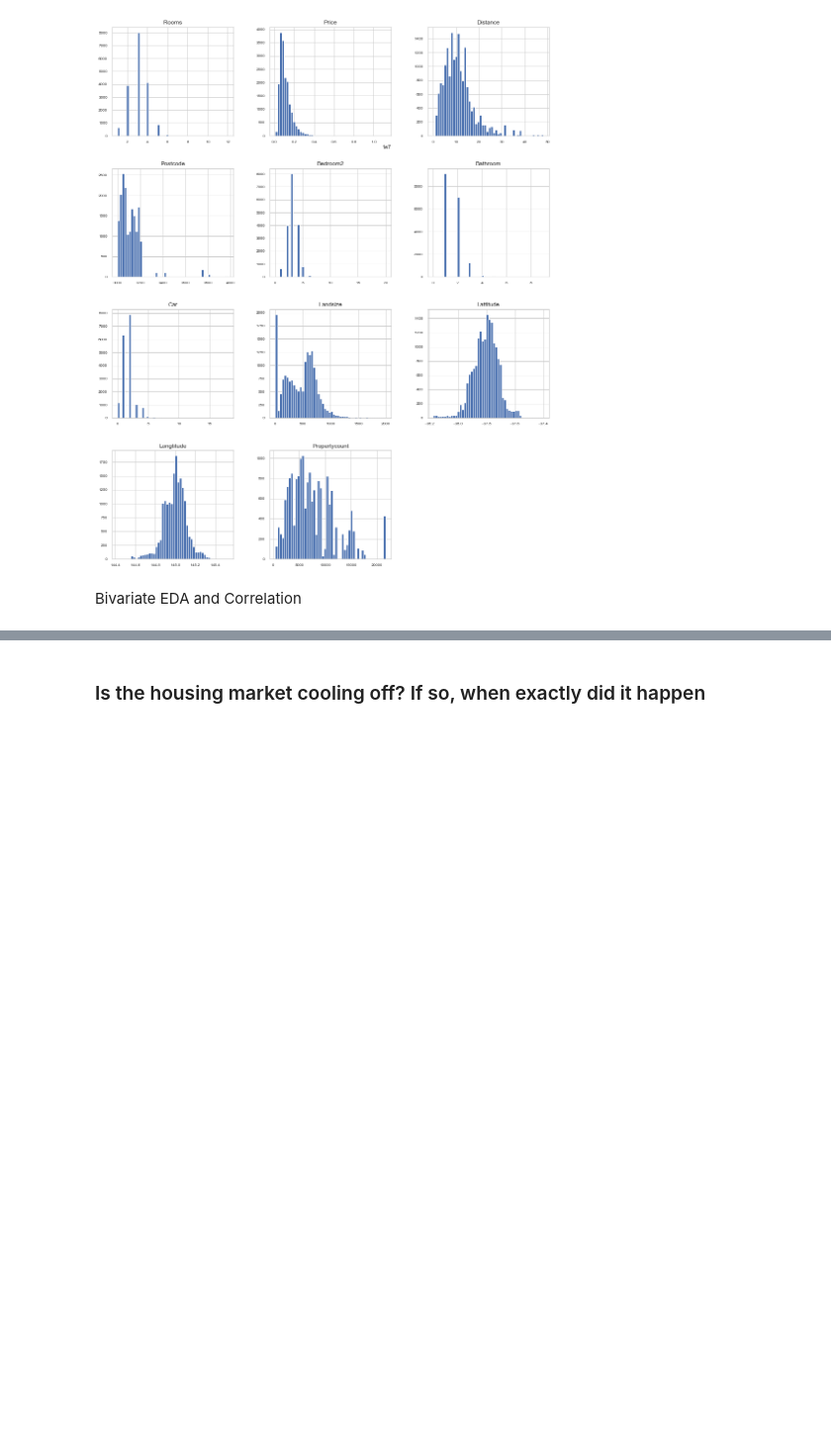
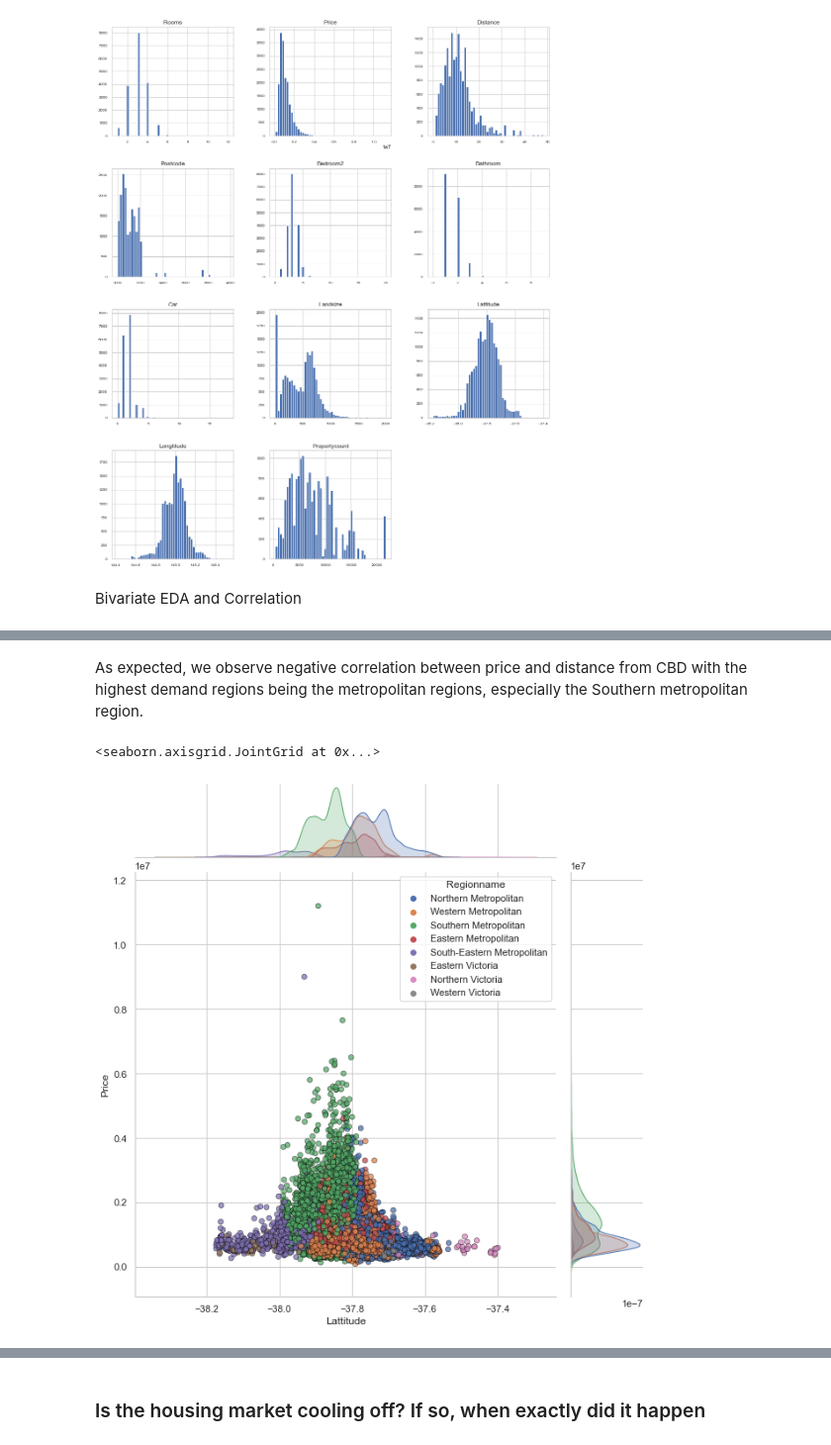
Before and after one commit to abhinav-sharma-6167/DS-Python-Project, a Jupyter notebook: Python Project - Melbourne Housing Analysis.ipynb, the cells around one changed output, grey strips where cells are left out. Shown at 99% size. Drawn from its saved outputs; the diff is of its cells as text; code cells hidden in the pictures; blank space fills up the shorter version.

```diff
--- a/Python Project - Melbourne Housing Analysis.ipynb
+++ b/Python Project - Melbourne Housing Analysis.ipynb
@@ -330,0 +358,7 @@ sns.heatmap(c,cmap="BrBG",annot=True)
+# %% [markdown]
+As expected, we observe negative correlation between price and distance from CBD with the highest demand regions being the metropolitan regions, especially the Southern metropolitan region.
+# %%
+sns.jointplot(height = 9,data=data_2, x='Lattitude', y='Price', hue='Regionname', alpha=0.75 , edgecolor="black")
+# %% [output]
+<seaborn.axisgrid.JointGrid at 0x...>
+[figure, added]
```
Also changed, not shown: parts of 34 cells of this notebook.
